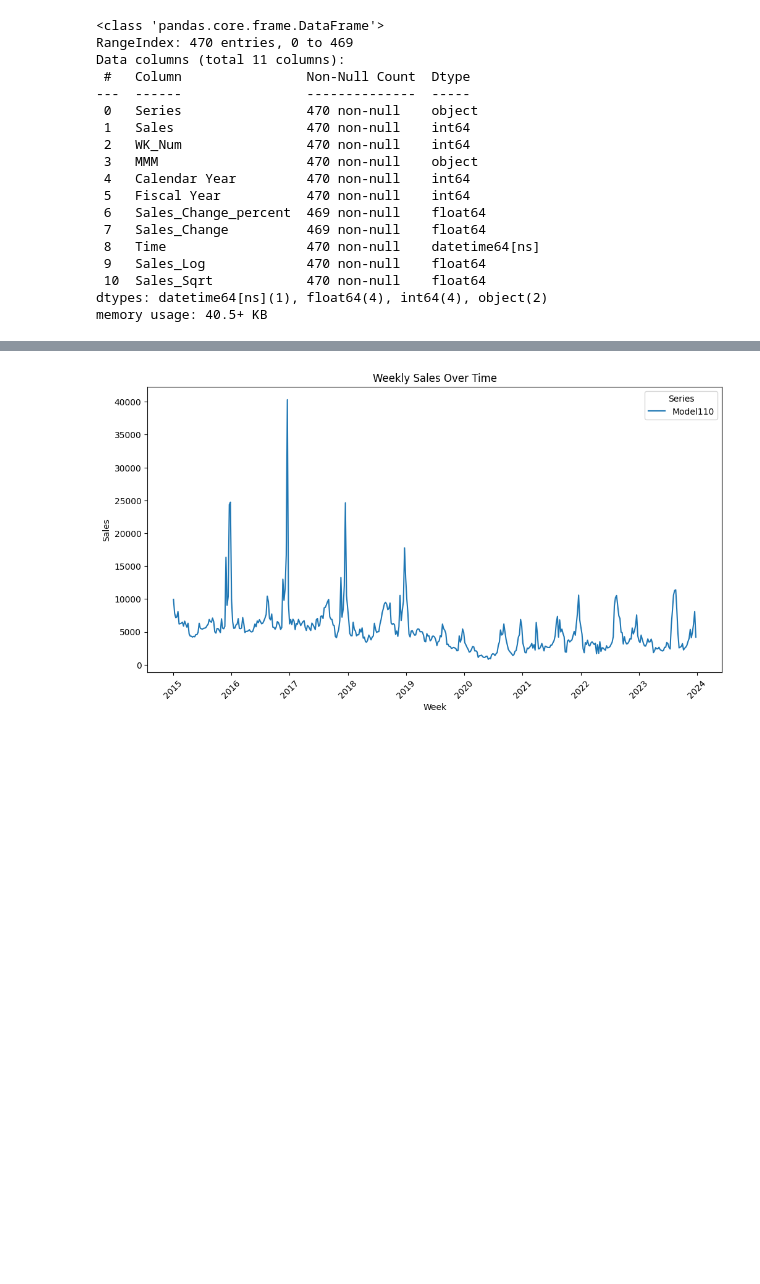
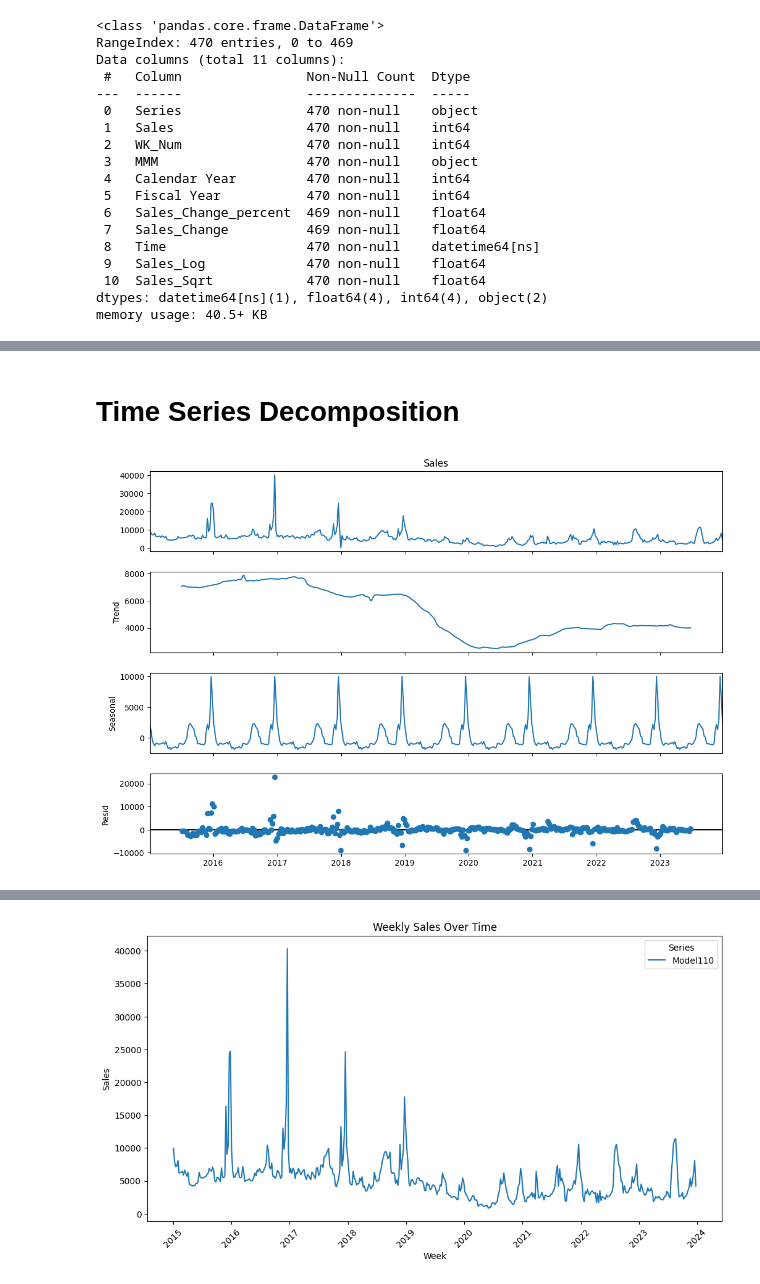
Before and after one commit to billysimct/S_Case_Study, a Jupyter notebook: EDA.ipynb, the cells around one changed output, grey strips where cells are left out. Saved outputs shown, nothing was run; the diff lists cells and outputs as text; code cells hidden in the pictures; blank space fills up the shorter version.

```diff
--- a/EDA.ipynb
+++ b/EDA.ipynb
@@ -177,0 +169,2 @@ data.head()
+# %% [markdown]
+# Time Series Decomposition
@@ -177,0 +173,13 @@ data.head()
+# %%
+data_test = data.copy()
+data_test.set_index('Time', inplace=True)
+# %%
+data_test = data_test.resample('W').sum()
+# %%
+decomposition = seasonal_decompose(data_test['Sales'], model='additive')
+# %%
+fig = decomposition.plot()
+fig.set_size_inches(12, 8)
+plt.show()
+# %% [output]
+[figure, added]
```
Also changed, not shown: parts of 4 cells of this notebook, 1 other file.
